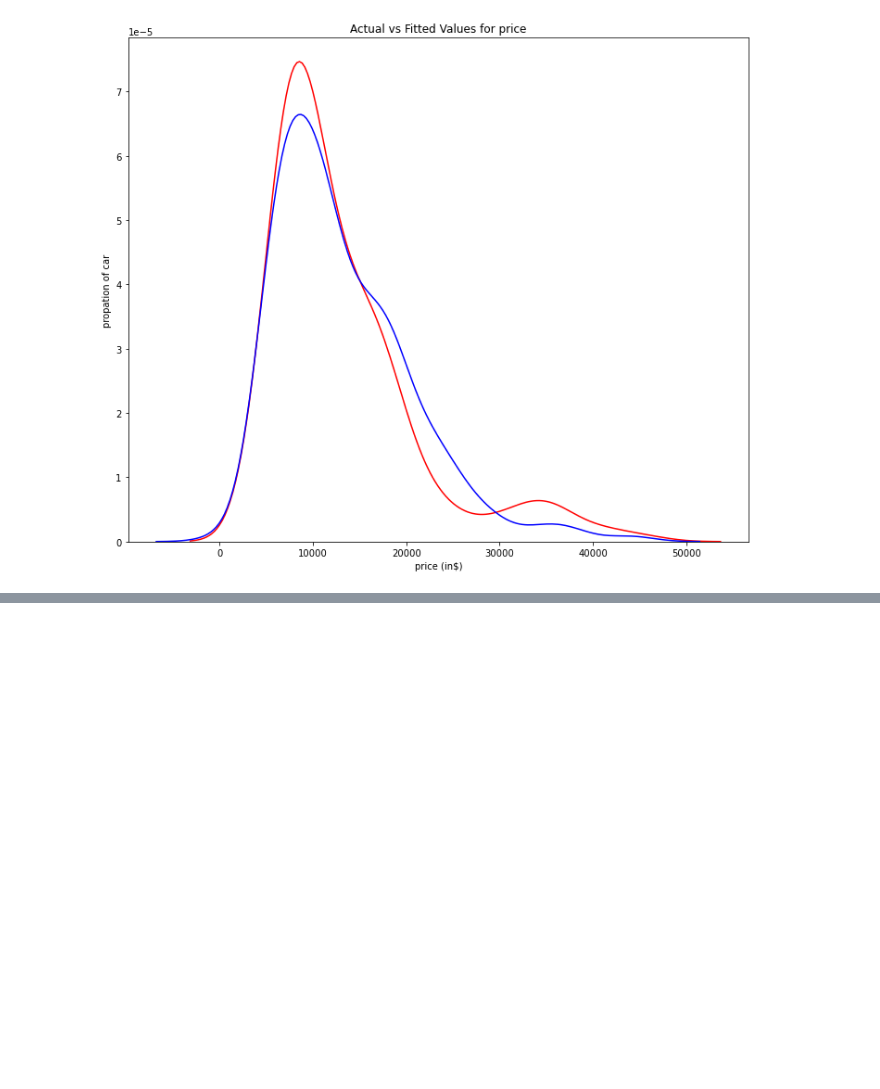
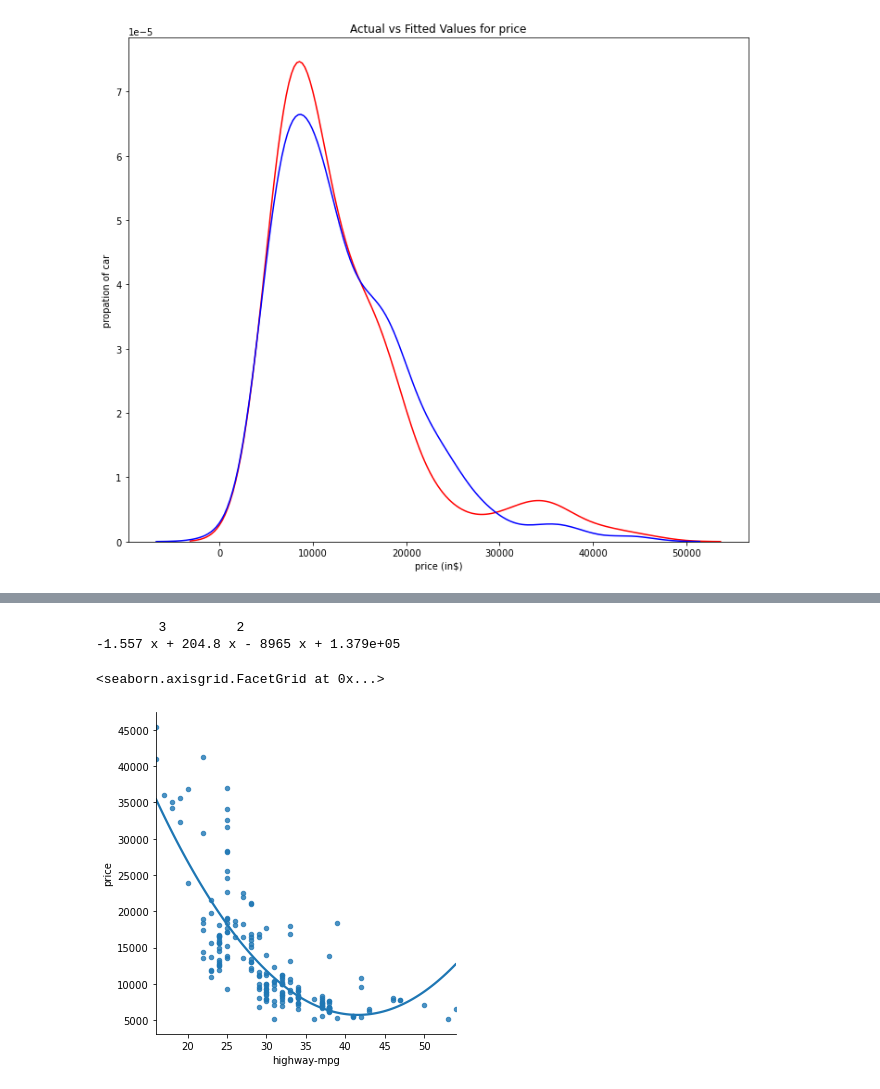
Before and after one commit to himaloy-tech/Machine-Learning, a Jupyter notebook: WizzTech (20-03-2021).ipynb, the cells around one changed output, grey strips where cells are left out. Saved outputs shown, nothing was run; the diff lists cells and outputs as text; code cells hidden in the pictures; blank space fills up the shorter version.

```diff
--- a/WizzTech (20-03-2021).ipynb
+++ b/WizzTech (20-03-2021).ipynb
@@ -181,0 +205,14 @@ plt.close()
+# %%
+X = df['highway-mpg']
+Y = df['price']
+f = np.polyfit(X, Y, 3)
+p = np.poly1d(f)
+print(p)
+# %% [output]
+        3         2
+-1.557 x + 204.8 x - 8965 x + 1.379e+05
+# %%
+sns.lmplot(x="highway-mpg", y="price", data = df[["highway-mpg", "price"]], order=2, ci=None, scatter_kws={"s":20})
+# %% [output]
+<seaborn.axisgrid.FacetGrid at 0x...>
+[figure, added]
```
Also changed, not shown: parts of 9 cells of this notebook.
